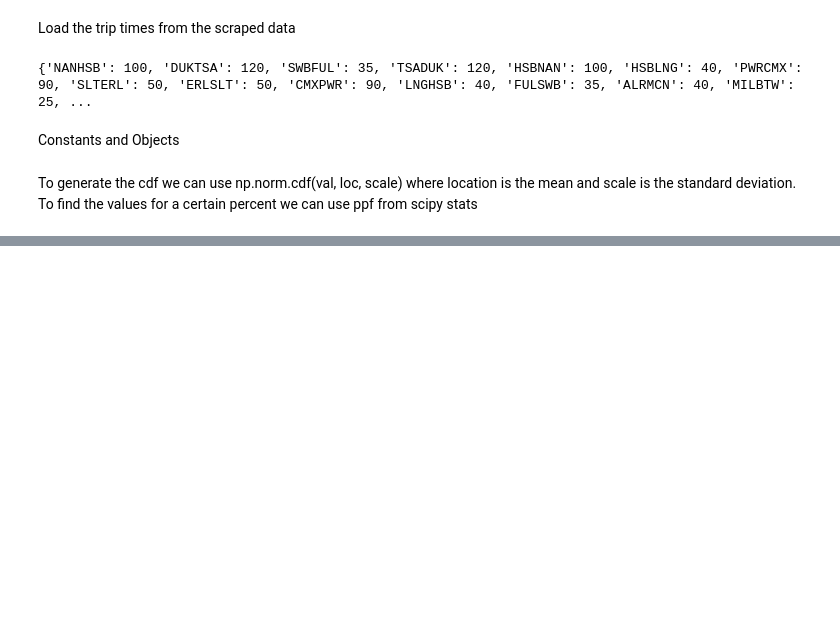
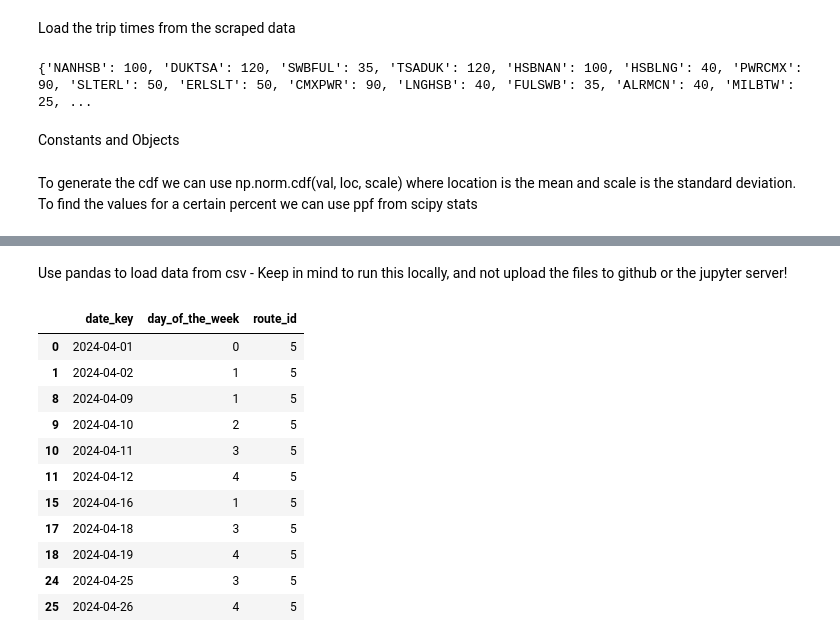
Before and after one commit to Bogdan26Bogdan/Ferry_data, a Jupyter notebook: simulation/main.ipynb, the cells around one changed output, grey strips where cells are left out. Saved outputs shown, nothing was run; the diff lists cells and outputs as text; code cells hidden in the pictures; blank space fills up the shorter version.

Commit message:
move to local

```diff
--- a/simulation/main.ipynb
+++ b/simulation/main.ipynb
@@ -267,0 +267,33 @@ The ferry must have the same number of departure times as th
+# %% [markdown]
+Use pandas to load data from csv - Keep in mind to run this locally, and not upload the files to github or the jupyter server!
+# %%
+#TODO: Change to the actual file being read
+data_file = None
+
+#Load data from file
+#all_data = pd.read_csv(file)
+data = {"date_key": ["2024-04-0" + str(i) for i in range(1,10)]}
+for i in range(10,28):
+    data["date_key"].append("2024-04-" + str(i))
+all_data = pd.DataFrame(data = data)
+
+#Seperate data by day of the week
+all_data['day_of_the_week'] = [datetime.datetime.strptime(i, "%Y-%m-%d").weekday() for i in all_data['date_key']]
+
+#Add route code
+all_data["route_id"] = np.random.choice([5,9], all_data.shape[0])
+
+all_data.loc[all_data["route_id"] == 5]
+# %% [output]
+|  | date_key | day_of_the_week | route_id |
+| 0 | 2024-04-01 | 0 | 5 |
+| 1 | 2024-04-02 | 1 | 5 |
+| 8 | 2024-04-09 | 1 | 5 |
+| 9 | 2024-04-10 | 2 | 5 |
+| 10 | 2024-04-11 | 3 | 5 |
+| 11 | 2024-04-12 | 4 | 5 |
+| 15 | 2024-04-16 | 1 | 5 |
+| 17 | 2024-04-18 | 3 | 5 |
+| 18 | 2024-04-19 | 4 | 5 |
+| 24 | 2024-04-25 | 3 | 5 |
+| 25 | 2024-04-26 | 4 | 5 |
```
Also changed, not shown: parts of 3 cells of this notebook.
